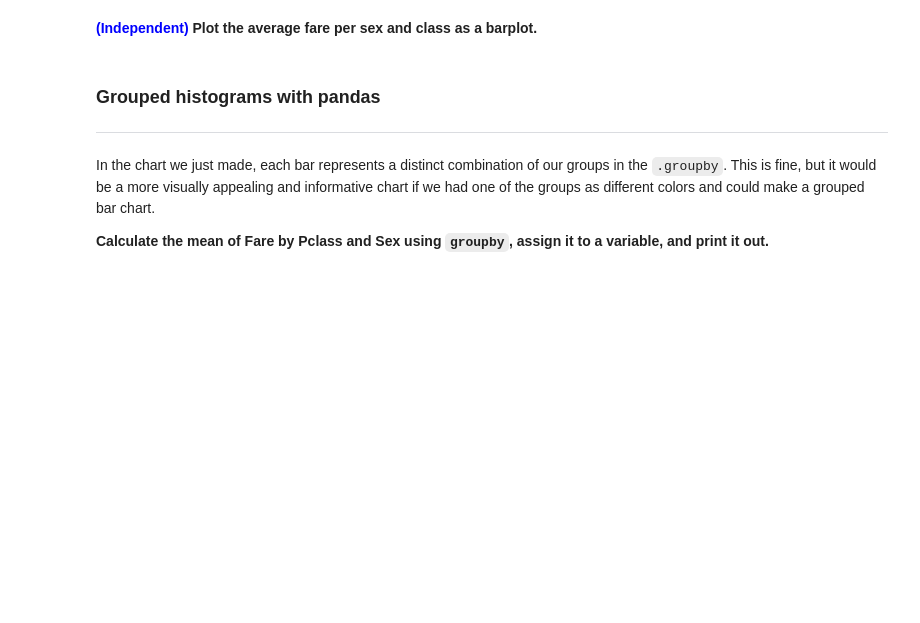
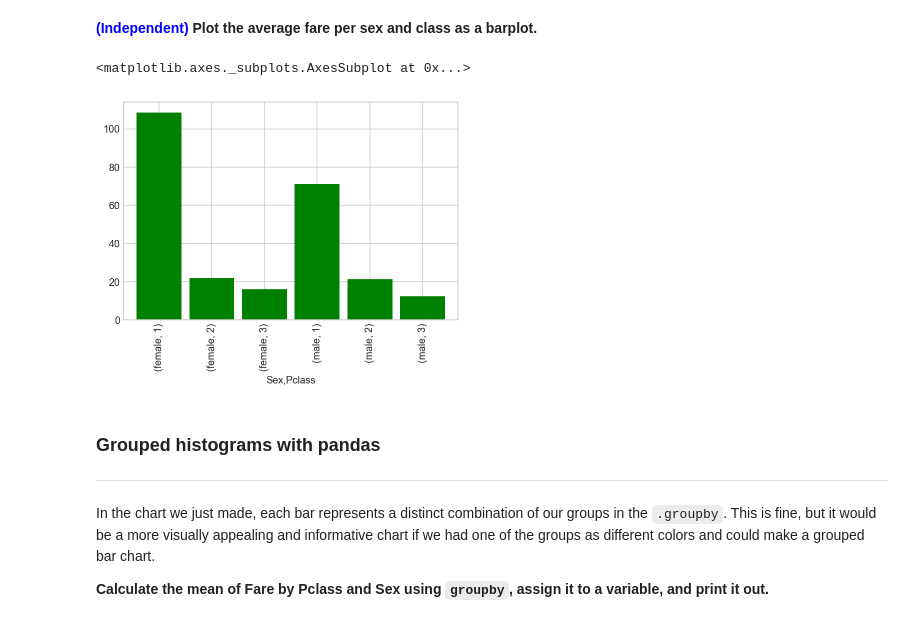
Before and after one commit to yangliu222/DS-SF-42, a Jupyter notebook: classes/04/notebooks/pandas-grouping-lesson/intro-to-grouping-pandas-lesson.ipynb, the cells around one changed output. Cells and saved outputs as stored; diff of their text form; code cells hidden in the pictures; blank space fills up the shorter version.

```diff
--- a/classes/04/notebooks/pandas-grouping-lesson/intro-to-grouping-pandas-lesson.ipynb
+++ b/classes/04/notebooks/pandas-grouping-lesson/intro-to-grouping-pandas-lesson.ipynb
@@ -369,5 +649,10 @@ Here we have a series object with the counts of passengers per class group. It i
 # %% [markdown]
 **<font color=blue>(Independent)</font> Plot the average fare per sex and class as a barplot.**
+# %%
+titanic.groupby(['Sex','Pclass'])['Fare'].mean().plot(kind = 'bar', color = 'g', width = 0.85)
+# %% [output]
+<matplotlib.axes._subplots.AxesSubplot at 0x...>
+[figure, added]
 # %% [markdown]
 <a id='grouped_hists'></a>
 
```
Also changed, not shown: parts of 44 cells of this notebook, 3 other files.
